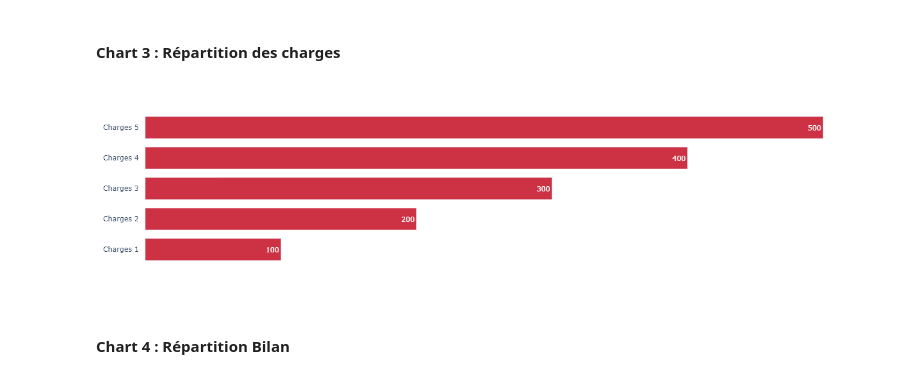
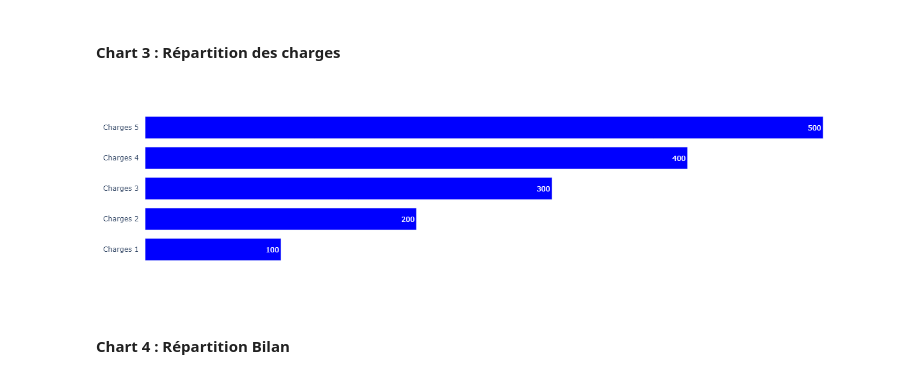
Before and after one commit to jupyter-naas/FEC-engine, a Jupyter notebook: models/FEC_Dashboard.ipynb, the cells around one changed output. Cells and saved outputs as stored; diff of their text form; code cells hidden in the pictures.

Commit message:
feat: change color on H bar chart

```diff
--- a/models/FEC_Dashboard.ipynb
+++ b/models/FEC_Dashboard.ipynb
@@ -555,36 +555,36 @@ def create_hbarhcart(
         orientation="h",
         text=df_charges["VALUE"],
         textposition="auto",
-        marker=dict(color="#cd3244")
+        marker=dict(color="blue")
     )
     )
 
     total = "{:,.0f} €".format(df_charges['VALUE'].sum()).replace(",", " ")
 
     fig.update_layout(
 #     title=f"Total Charges : {total}",
     title_font=dict(family="Arial", size=18, color="black"),
     plot_bgcolor="#ffffff",
     xaxis_title=None,
     xaxis_showticklabels=False,
     yaxis_title=None,
     margin_pad=10,
     bargap=0.1,  # gap between bars of adjacent location coordinates.
     bargroupgap=0.2,# gap between bars of the same location coordinate.
     margin=dict(
         l=50,  # Marge gauche
         r=50,  # Marge droite
         t=50,  # Marge supérieure
         b=50,  # Marge inférieure
     ),
 
     )
     fig.show()
     return fig
 
 fig_hbarhcart_chart = create_hbarhcart(df_charges)
 # %% [output]
-[figure, old version]
+[figure, new version]
 # %% [markdown]
 #### Chart 4 : Répartition Bilan
 # %%
```
Also changed, not shown: parts of 8 cells of this notebook.
